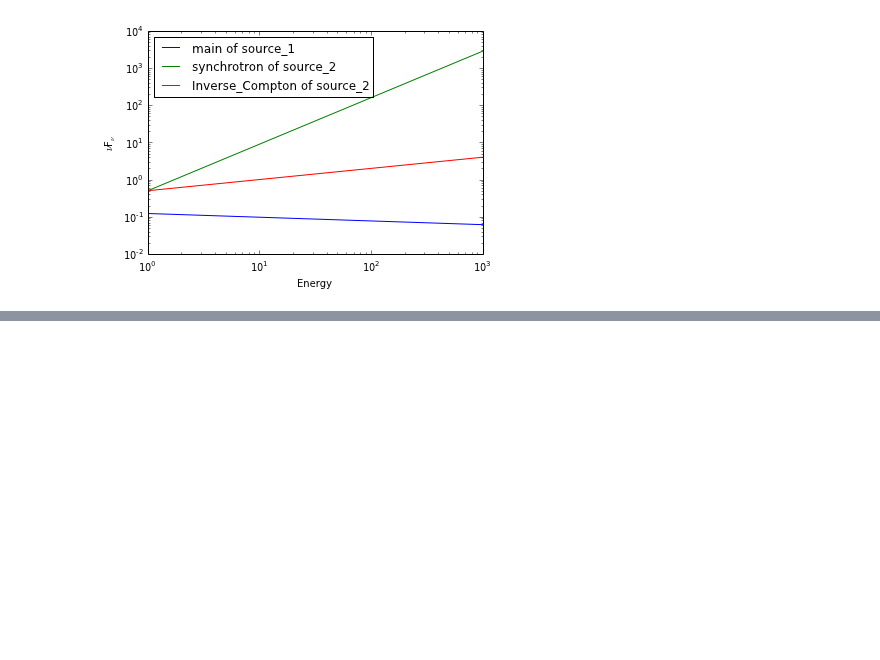
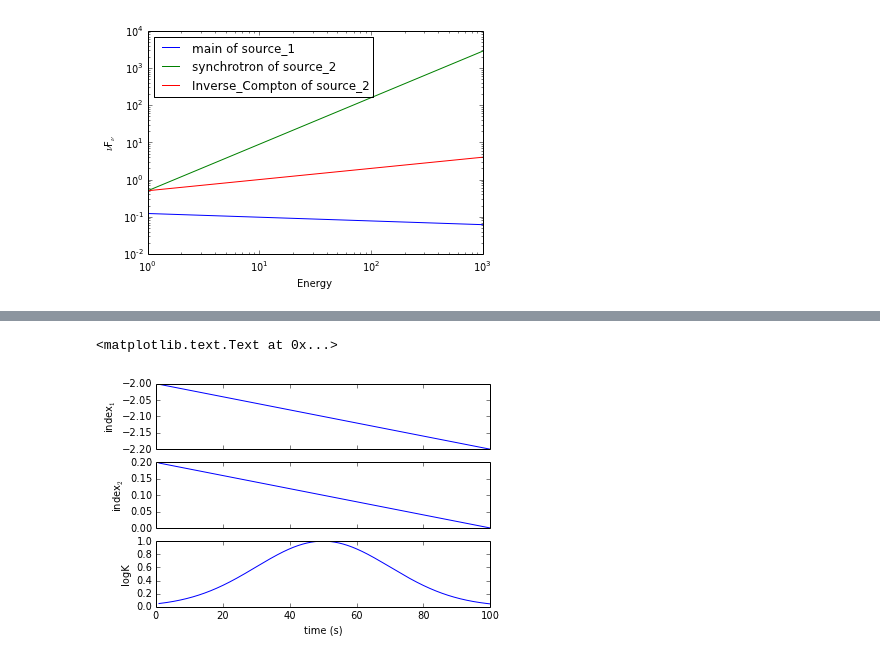
Before and after one commit to threeML/astromodels, a Jupyter notebook: examples/create_model.ipynb, the cells around one changed output, grey strips where cells are left out. Drawn from its saved outputs; the diff is of its cells as text; code cells hidden in the pictures; blank space fills up the shorter version.

```diff
--- a/examples/create_model.ipynb
+++ b/examples/create_model.ipynb
@@ -314,0 +387,35 @@ plt.ylabel(r"$\nu$F$_{\nu}$")
+# %%
+my_model2 = load_model('test_links.yml')
+# %%
+import matplotlib.pyplot as plt
+
+%matplotlib inline
+
+
+p1 = my_model2.source_2.spectrum.synchrotron.powerlaw.index
+
+p2 = my_model2.source_1.spectrum.main.powerlaw.index
+
+p3 = my_model2['source_2.spectrum.Inverse_Compton.powerlaw.logK']
+
+times = np.linspace(1,100,1000)
+
+fig, subs = plt.subplots(3,1, sharex=True)
+
+for sub, par, label in zip(subs,[p1,p2,p3],[r'index${_1}$',r'index$_{2}$','logK']):
+
+    lc = []
+
+    for t in times:
+
+        my_model2['time'].value = t
+
+        lc.append(par.value)
+
+    sub.plot(times, lc)
+    sub.set_ylabel(label)
+
+subs[-1].set_xlabel('%s (%s)' % (my_model2['time'].name,my_model2['time'].unit))
+# %% [output]
+<matplotlib.text.Text at 0x...>
+[figure, added]
```
Also changed, not shown: parts of 19 cells of this notebook, 17 other files.
